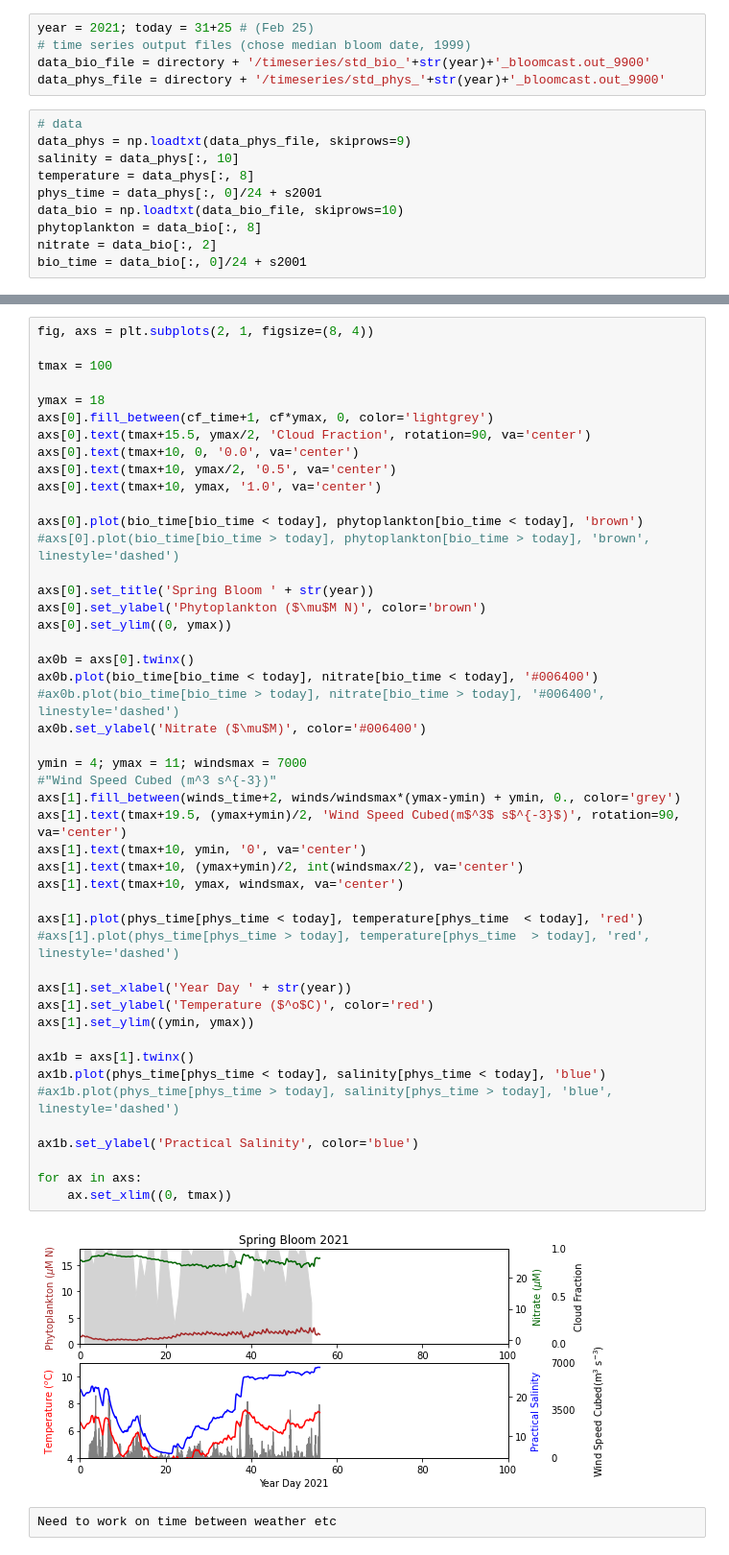
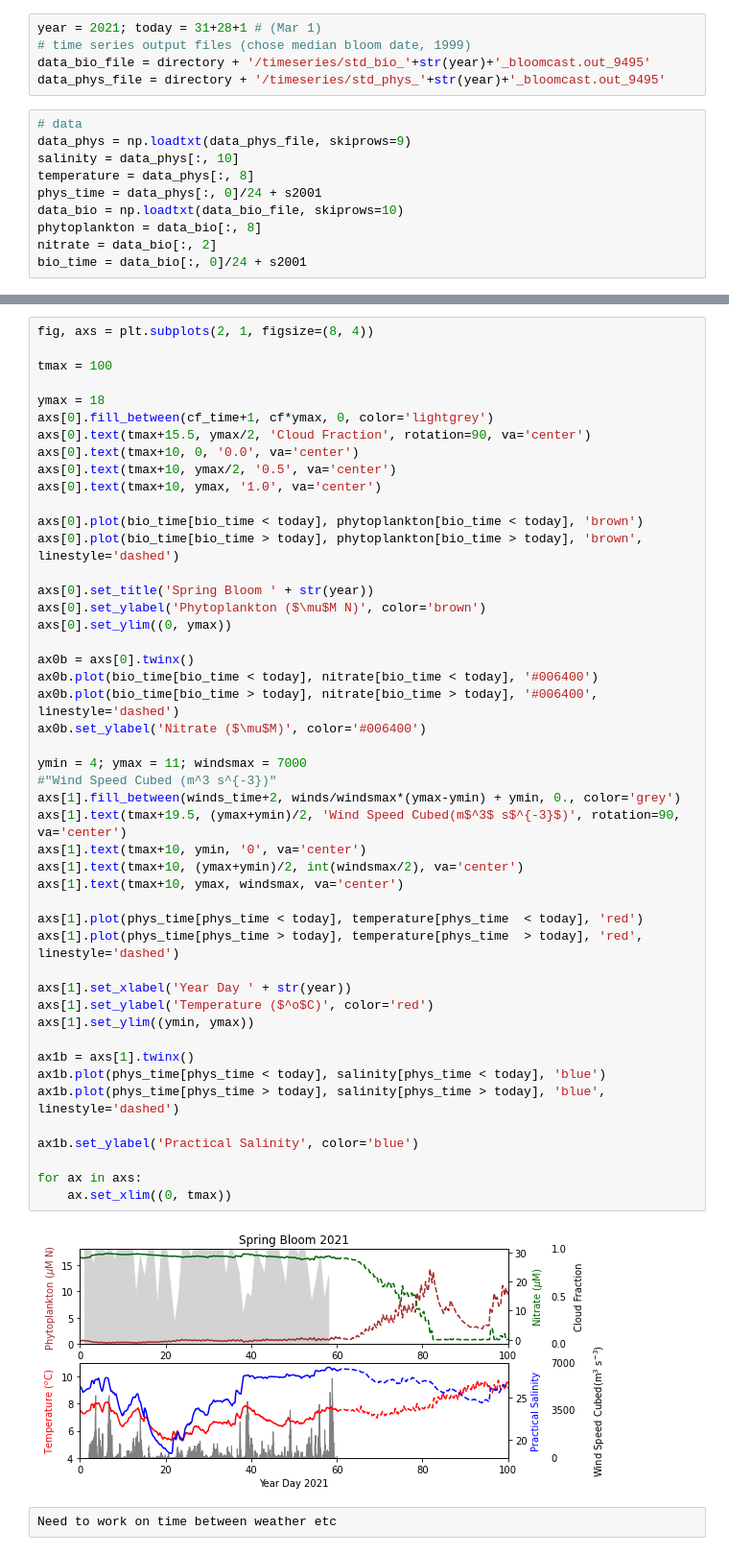
Before and after one commit to SalishSeaCast/analysis-susan, a Jupyter notebook: SOG/SOGSpringBloomTimeSeries-2021.ipynb, the cells around one changed output, grey strips where cells are left out. Shown at 96% size. Drawn from its saved outputs; the diff is of its cells as text.

Commit message:
Spring bloom as of Mar 1, 2021

```diff
--- a/SOG/SOGSpringBloomTimeSeries-2021.ipynb
+++ b/SOG/SOGSpringBloomTimeSeries-2021.ipynb
@@ -114,8 +116,8 @@ fig.savefig('the2020springbloom.png')
 # %%
-year = 2021; today = 31+25 # (Feb 25)
+year = 2021; today = 31+28+1 # (Mar 1)
 # time series output files (chose median bloom date, 1999)
-data_bio_file = directory + '/timeseries/std_bio_'+str(year)+'_bloomcast.out_9900'
-data_phys_file = directory + '/timeseries/std_phys_'+str(year)+'_bloomcast.out_9900'
+data_bio_file = directory + '/timeseries/std_bio_'+str(year)+'_bloomcast.out_9495'
+data_phys_file = directory + '/timeseries/std_phys_'+str(year)+'_bloomcast.out_9495'
 # %%
 # data
 data_phys = np.loadtxt(data_phys_file, skiprows=9)
@@ -161,41 +163,41 @@ axs[0].text(tmax+10, ymax/2, '0.5', va='center')
 axs[0].text(tmax+10, ymax, '1.0', va='center')
 
 axs[0].plot(bio_time[bio_time < today], phytoplankton[bio_time < today], 'brown')
-#axs[0].plot(bio_time[bio_time > today], phytoplankton[bio_time > today], 'brown', linestyle='dashed')
+axs[0].plot(bio_time[bio_time > today], phytoplankton[bio_time > today], 'brown', linestyle='dashed')
 
 axs[0].set_title('Spring Bloom ' + str(year))
 axs[0].set_ylabel('Phytoplankton ($\mu$M N)', color='brown')
 axs[0].set_ylim((0, ymax))
 
 ax0b = axs[0].twinx()
 ax0b.plot(bio_time[bio_time < today], nitrate[bio_time < today], '#006400')
-#ax0b.plot(bio_time[bio_time > today], nitrate[bio_time > today], '#006400', linestyle='dashed')
+ax0b.plot(bio_time[bio_time > today], nitrate[bio_time > today], '#006400', linestyle='dashed')
 ax0b.set_ylabel('Nitrate ($\mu$M)', color='#006400')
 
 ymin = 4; ymax = 11; windsmax = 7000
 #"Wind Speed Cubed (m^3 s^{-3})"
 axs[1].fill_between(winds_time+2, winds/windsmax*(ymax-ymin) + ymin, 0., color='grey')
 axs[1].text(tmax+19.5, (ymax+ymin)/2, 'Wind Speed Cubed(m$^3$ s$^{-3}$)', rotation=90, va='center')
 axs[1].text(tmax+10, ymin, '0', va='center')
 axs[1].text(tmax+10, (ymax+ymin)/2, int(windsmax/2), va='center')
 axs[1].text(tmax+10, ymax, windsmax, va='center')
 
 axs[1].plot(phys_time[phys_time < today], temperature[phys_time  < today], 'red')
-#axs[1].plot(phys_time[phys_time > today], temperature[phys_time  > today], 'red', linestyle='dashed')
+axs[1].plot(phys_time[phys_time > today], temperature[phys_time  > today], 'red', linestyle='dashed')
 
 axs[1].set_xlabel('Year Day ' + str(year))
 axs[1].set_ylabel('Temperature ($^o$C)', color='red')
 axs[1].set_ylim((ymin, ymax))
 
 ax1b = axs[1].twinx()
 ax1b.plot(phys_time[phys_time < today], salinity[phys_time < today], 'blue')
-#ax1b.plot(phys_time[phys_time > today], salinity[phys_time > today], 'blue', linestyle='dashed')
+ax1b.plot(phys_time[phys_time > today], salinity[phys_time > today], 'blue', linestyle='dashed')
 
 ax1b.set_ylabel('Practical Salinity', color='blue')
 
 for ax in axs:
     ax.set_xlim((0, tmax))
 # %% [output]
-[figure, old version]
+[figure, new version]
 # %%
 Need to work on time between weather etc
```
Also changed, not shown: parts of 3 cells of this notebook, 2 other files.
